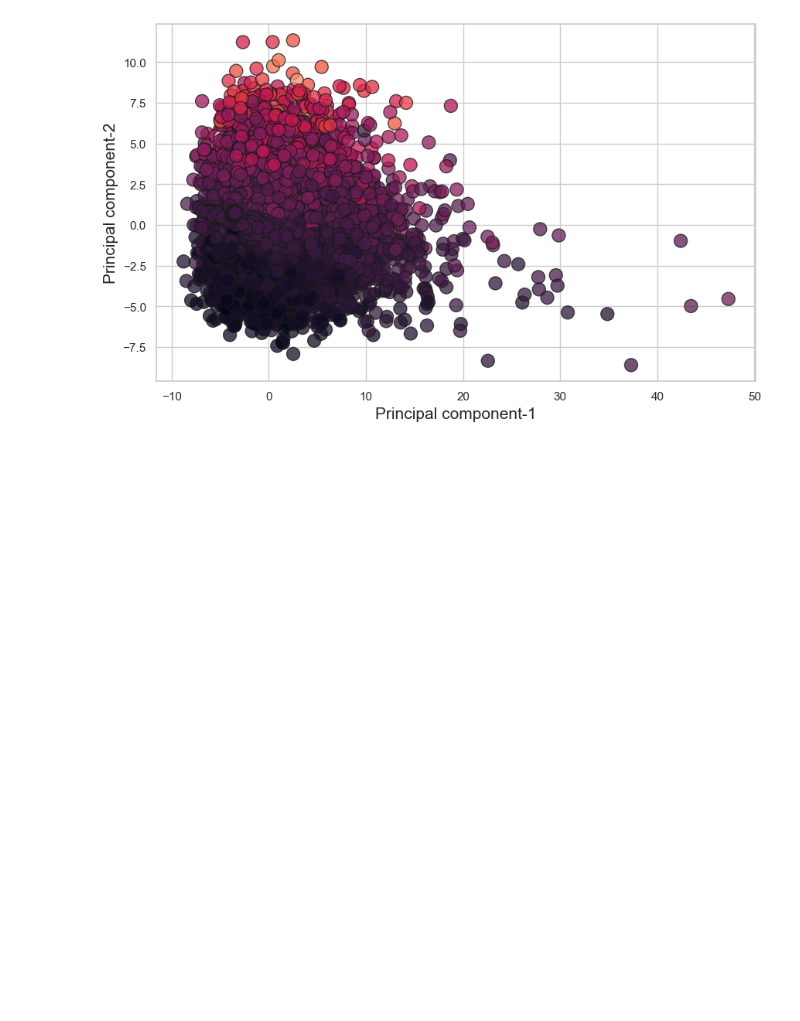
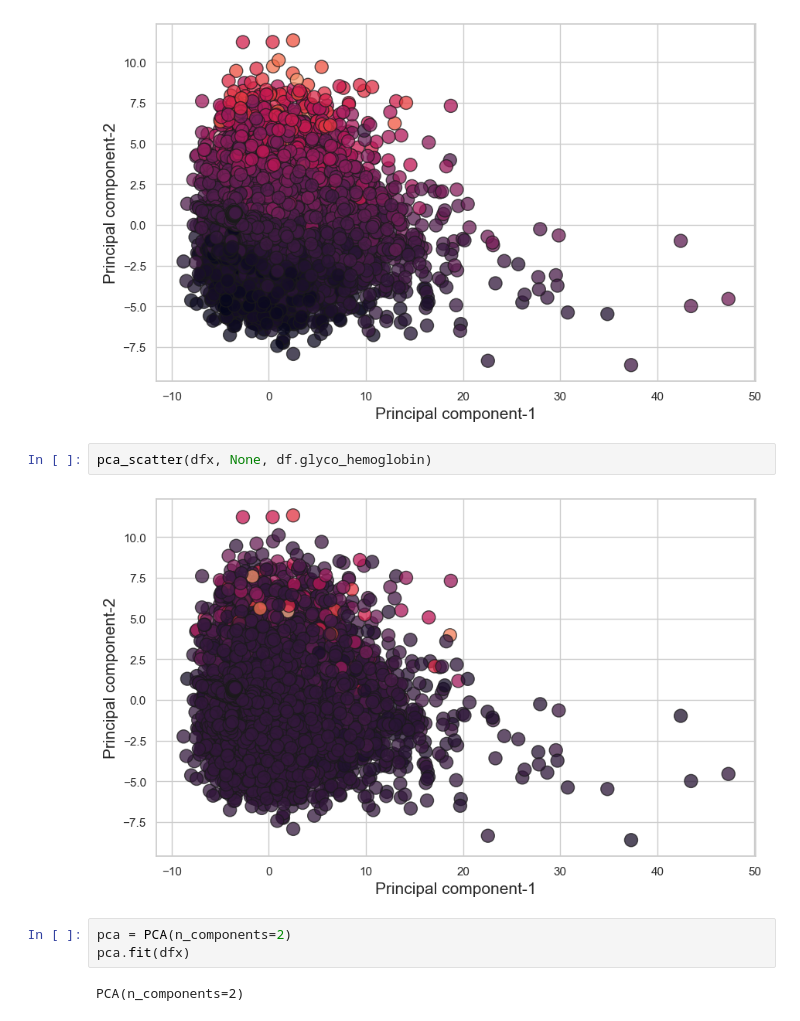
Before and after one commit to ErinPhillips/data_mining_midterm, a Jupyter notebook: diabetes.ipynb, the cells around one changed output. Cells and saved outputs as stored; diff of their text form; blank space fills up the shorter version.

```diff
--- a/diabetes.ipynb
+++ b/diabetes.ipynb
@@ -436,3 +432,12 @@ expl_var_bargraph(dfx, None, 'Full Dataset')
 pca_scatter(dfx, None, df.BMI)
 # %% [output]
 [figure]
+# %%
+pca_scatter(dfx, None, df.glyco_hemoglobin)
+# %% [output]
+[figure, added]
+# %%
+pca = PCA(n_components=2)
+pca.fit(dfx)
+# %% [output]
+PCA(n_components=2)
```
Also changed, not shown: parts of 9 cells of this notebook.
